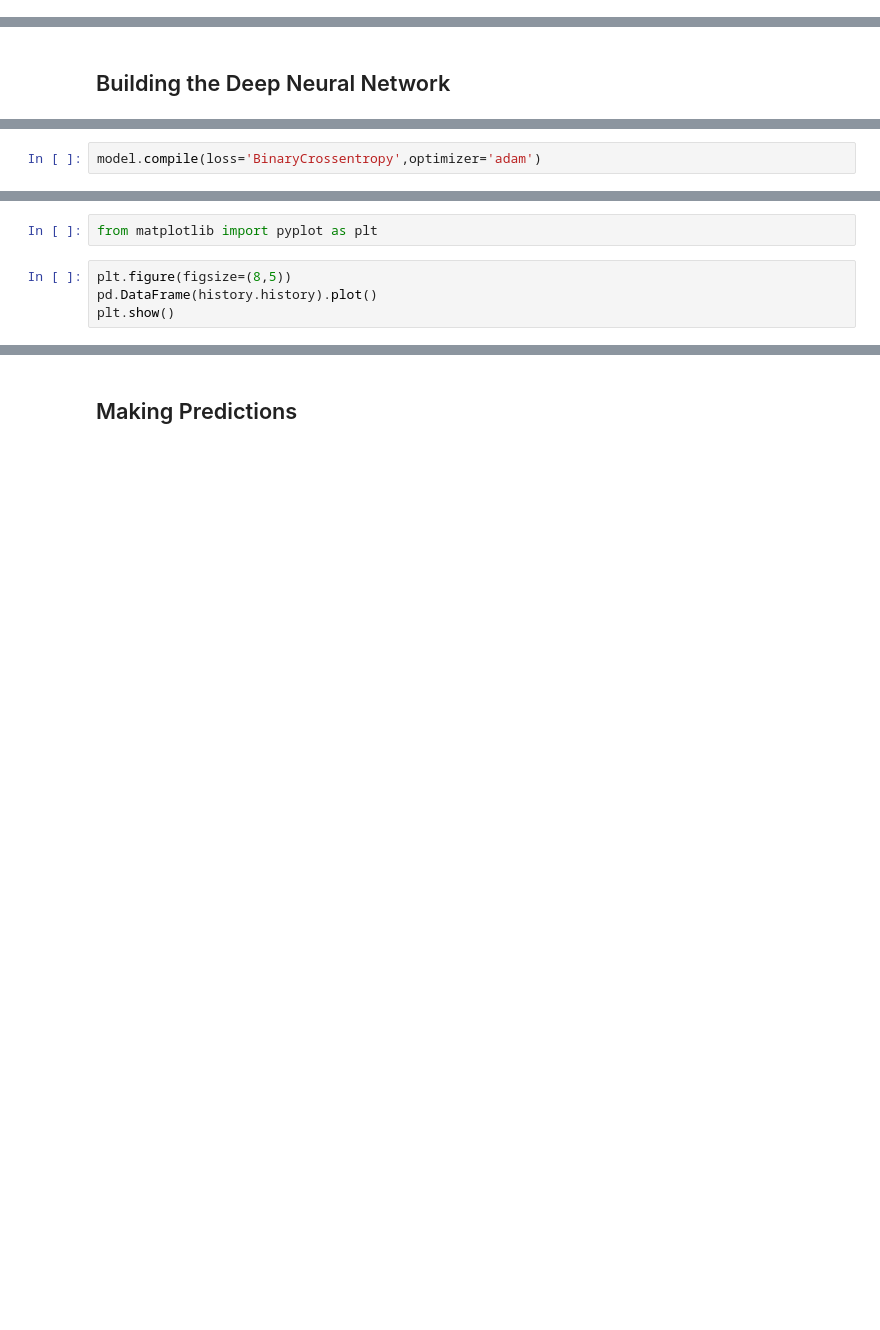
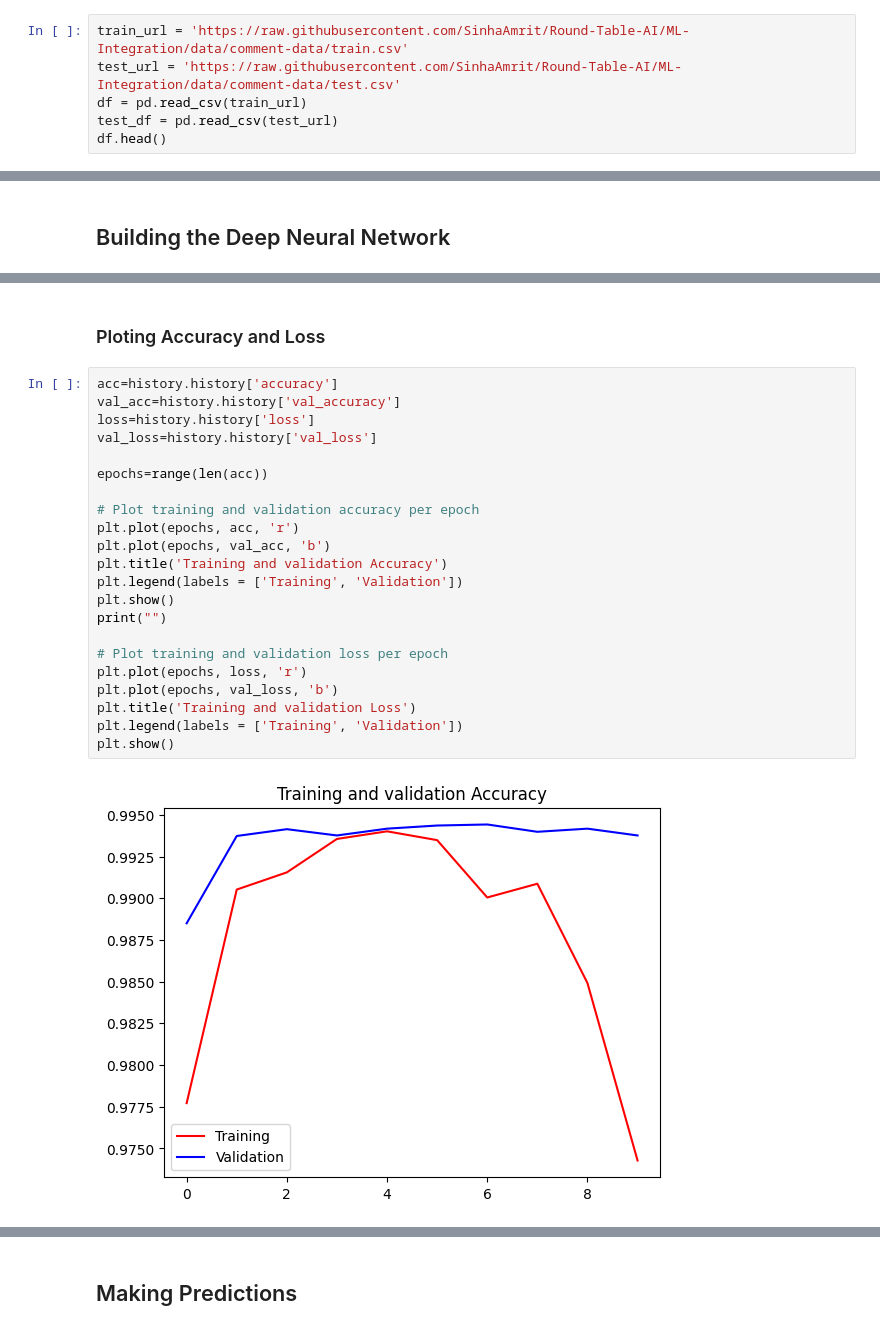
Before and after one commit to SinhaAmrit/Round-Table-AI, a Jupyter notebook: notebooks/toxic-comments-classification.ipynb, the cells around one changed output, grey strips where cells are left out. Saved outputs shown, nothing was run; the diff lists cells and outputs as text; blank space fills up the shorter version.

```diff
--- a/notebooks/toxic-comments-classification.ipynb
+++ b/notebooks/toxic-comments-classification.ipynb
@@ -22,0 +16,6 @@ df.head()
+# %%
+train_url = 'https://raw.githubusercontent.com/SinhaAmrit/Round-Table-AI/ML-Integration/data/comment-data/train.csv'
+test_url = 'https://raw.githubusercontent.com/SinhaAmrit/Round-Table-AI/ML-Integration/data/comment-data/test.csv'
+df = pd.read_csv(train_url)
+test_df = pd.read_csv(test_url)
+df.head()
@@ -205,2 +199,0 @@ model.add(Dense(6,activation='sigmoid'))
-# %%
-model.compile(loss='BinaryCrossentropy',optimizer='adam')
@@ -231,6 +223,26 @@ Epoch 1/10
-# %%
-from matplotlib import pyplot as plt
-# %%
-plt.figure(figsize=(8,5))
-pd.DataFrame(history.history).plot()
-plt.show()
+# %% [markdown]
+### Ploting Accuracy and Loss
+# %%
+acc=history.history['accuracy']
+val_acc=history.history['val_accuracy']
+loss=history.history['loss']
+val_loss=history.history['val_loss']
+
+epochs=range(len(acc))
+
+# Plot training and validation accuracy per epoch
+plt.plot(epochs, acc, 'r')
+plt.plot(epochs, val_acc, 'b')
+plt.title('Training and validation Accuracy')
+plt.legend(labels = ['Training', 'Validation'])
+plt.show()
+print("")
+
+# Plot training and validation loss per epoch
+plt.plot(epochs, loss, 'r')
+plt.plot(epochs, val_loss, 'b')
+plt.title('Training and validation Loss')
+plt.legend(labels = ['Training', 'Validation'])
+plt.show()
+# %% [output]
+[figure, added]
```
Also changed, not shown: parts of 49 cells of this notebook.
